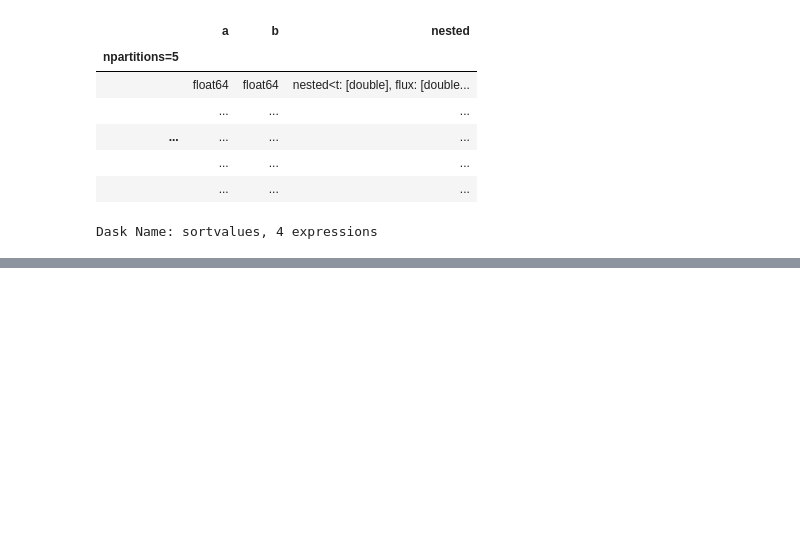
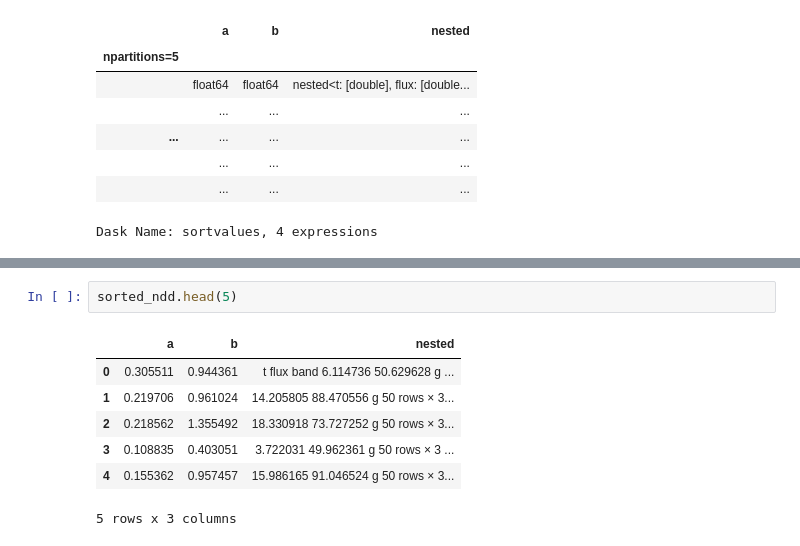
Before and after one commit to lincc-frameworks/notebooks_lf, a Jupyter notebook: sprints/2025/03_06/nested_sort_values_demo.ipynb, the cells around one changed output, grey strips where cells are left out. Saved outputs shown, nothing was run; the diff lists cells and outputs as text; blank space fills up the shorter version.

```diff
--- a/sprints/2025/03_06/nested_sort_values_demo.ipynb
+++ b/sprints/2025/03_06/nested_sort_values_demo.ipynb
@@ -178,3 +179,13 @@ Nested-Dask NestedFrame Structure:
 | 79 | ... | ... | ... |
 | 99 | ... | ... | ... |
 Dask Name: lambda, 4 expressions
+# %%
+sorted_ndd.head(5)
+# %% [output]
+|  | a | b | nested |
+| 0 | 0.305511 | 0.944361 | t flux band 6.114736 50.629628 g ... |
+| 1 | 0.219706 | 0.961024 | 14.205805 88.470556 g 50 rows × 3... |
+| 2 | 0.218562 | 1.355492 | 18.330918 73.727252 g 50 rows × 3... |
+| 3 | 0.108835 | 0.403051 | 3.722031 49.962361 g 50 rows × 3 ... |
+| 4 | 0.155362 | 0.957457 | 15.986165 91.046524 g 50 rows × 3... |
+5 rows x 3 columns
```
Also changed, not shown: parts of 2 cells of this notebook.
